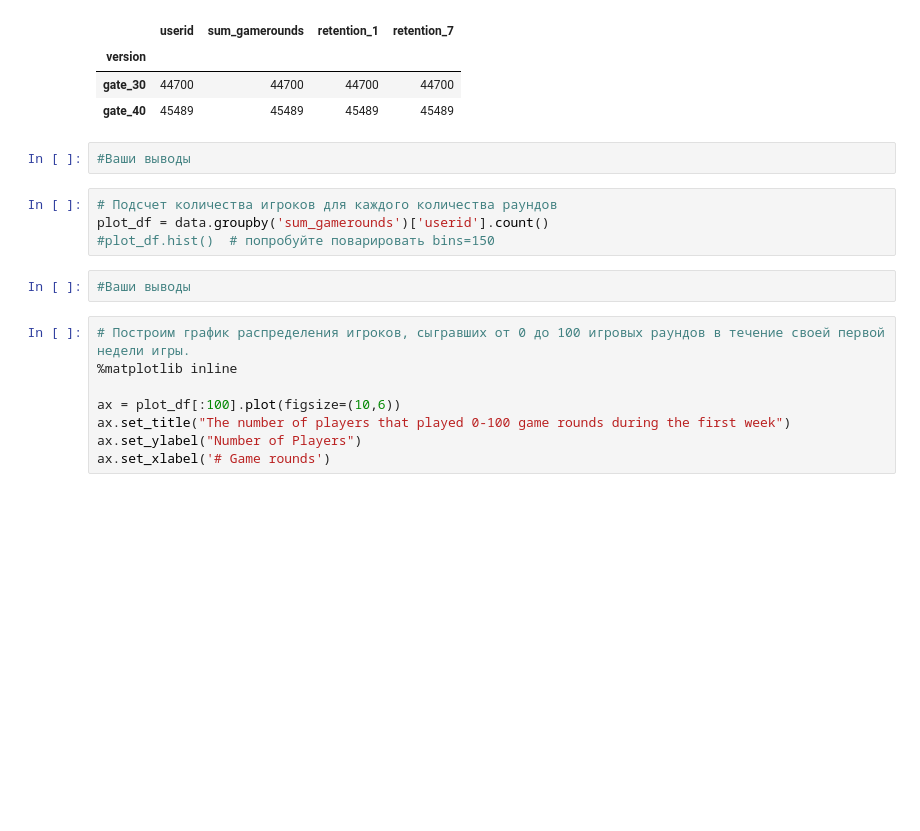
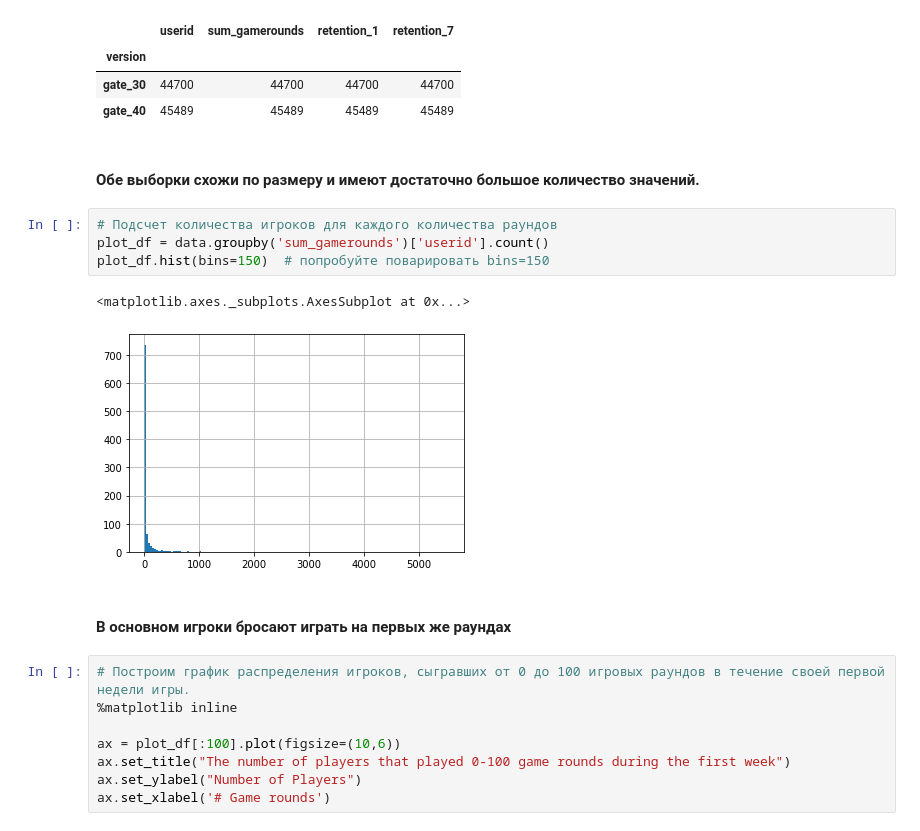
Before and after one commit to irinagupta/Data_Science_Netology, a Jupyter notebook: 3-Статистика в Python/6-Статистическая проверка гипотез для связанных выборок. AB тесты и как их проводить/Analysis_of_Variance_hw.ipynb, the cells around one changed output. Cells and saved outputs as stored; diff of their text form; blank space fills up the shorter version.

```diff
--- a/3-Статистика в Python/6-Статистическая проверка гипотез для связанных выборок. AB тесты и как их проводить/Analysis_of_Variance_hw.ipynb
+++ b/3-Статистика в Python/6-Статистическая проверка гипотез для связанных выборок. AB тесты и как их проводить/Analysis_of_Variance_hw.ipynb
@@ -91,14 +140,17 @@ data.groupby('version').count()
 | version |  |  |  |  |
 | gate_30 | 44700 | 44700 | 44700 | 44700 |
 | gate_40 | 45489 | 45489 | 45489 | 45489 |
-# %%
-#Ваши выводы
+# %% [markdown]
+#### Обе выборки схожи по размеру и имеют достаточно большое количество значений.
 # %%
 # Подсчет количества игроков для каждого количества раундов
 plot_df = data.groupby('sum_gamerounds')['userid'].count()
-#plot_df.hist()  # попробуйте поварировать bins=150
+plot_df.hist(bins=150)  # попробуйте поварировать bins=150
+# %% [output]
+<matplotlib.axes._subplots.AxesSubplot at 0x...>
+[figure, added]
-# %%
-#Ваши выводы
+# %% [markdown]
+#### В основном игроки бросают играть на первых же раундах
 # %%
 # Построим график распределения игроков, сыгравших от 0 до 100 игровых раундов в течение своей первой недели игры.
 %matplotlib inline
```
Also changed, not shown: parts of 13 cells of this notebook.
